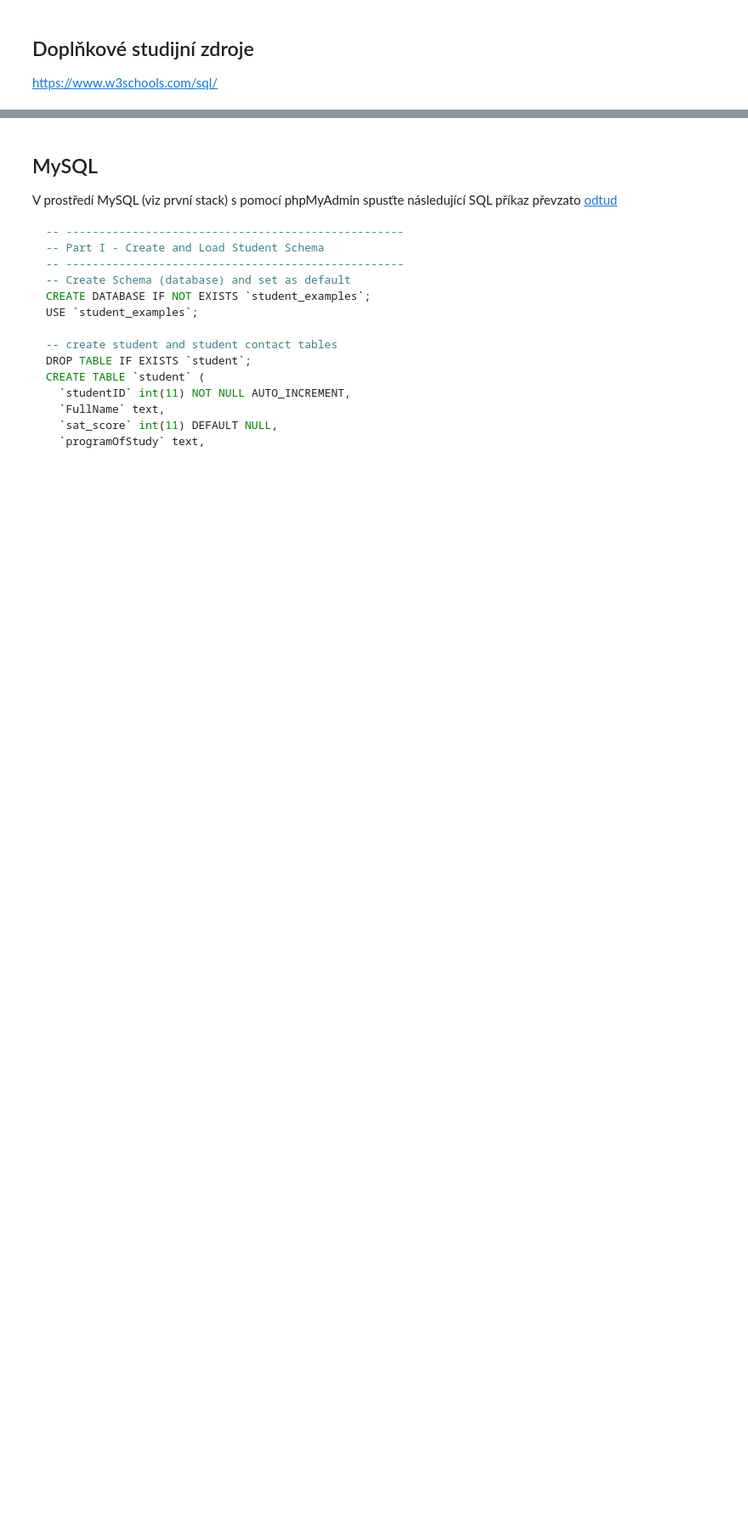
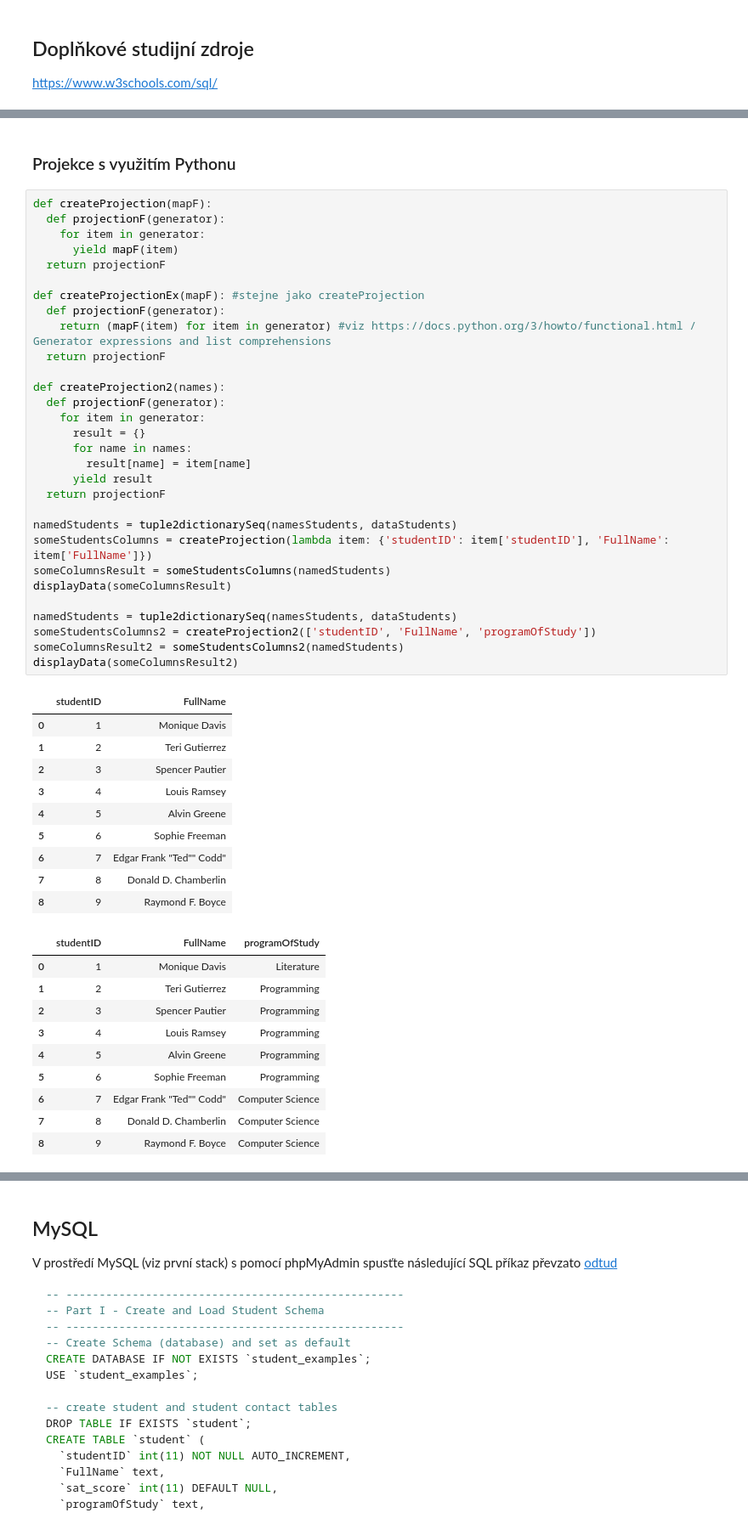
Before and after one commit to hrbolek/learning, a Jupyter notebook: itsystems/database.ipynb, the cells around one changed output, grey strips where cells are left out. Shown: that part at 85% size. Saved outputs shown, nothing was run; the diff lists cells and outputs as text; blank space fills up the shorter version.

```diff
--- a/itsystems/database.ipynb
+++ b/itsystems/database.ipynb
@@ -204,0 +236,53 @@ Operátory
+# %% [markdown]
+### Projekce s využitím Pythonu
+# %%
+def createProjection(mapF):
+  def projectionF(generator):
+    for item in generator:
+      yield mapF(item)
+  return projectionF
+
+def createProjectionEx(mapF): #stejne jako createProjection
+  def projectionF(generator):
+    return (mapF(item) for item in generator) #viz https://docs.python.org/3/howto/functional.html / Generator expressions and list comprehensions
+  return projectionF
+
+def createProjection2(names):
+  def projectionF(generator):
+    for item in generator:
+      result = {}
+      for name in names:
+        result[name] = item[name]
+      yield result
+  return projectionF
+
+namedStudents = tuple2dictionarySeq(namesStudents, dataStudents)
+someStudentsColumns = createProjection(lambda item: {'studentID': item['studentID'], 'FullName': item['FullName']})
+someColumnsResult = someStudentsColumns(namedStudents)
+displayData(someColumnsResult)
+
+namedStudents = tuple2dictionarySeq(namesStudents, dataStudents)
+someStudentsColumns2 = createProjection2(['studentID', 'FullName', 'programOfStudy'])
+someColumnsResult2 = someStudentsColumns2(namedStudents)
+displayData(someColumnsResult2)
+# %% [output]
+|  | studentID | FullName |
+| 0 | 1 | Monique Davis |
+| 1 | 2 | Teri Gutierrez |
+| 2 | 3 | Spencer Pautier |
+| 3 | 4 | Louis Ramsey |
+| 4 | 5 | Alvin Greene |
+| 5 | 6 | Sophie Freeman |
+| 6 | 7 | Edgar Frank "Ted"" Codd" |
+| 7 | 8 | Donald D. Chamberlin |
+| 8 | 9 | Raymond F. Boyce |
+|  | studentID | FullName | programOfStudy |
+| 0 | 1 | Monique Davis | Literature |
+| 1 | 2 | Teri Gutierrez | Programming |
+| 2 | 3 | Spencer Pautier | Programming |
+| 3 | 4 | Louis Ramsey | Programming |
+| 4 | 5 | Alvin Greene | Programming |
+| 5 | 6 | Sophie Freeman | Programming |
+| 6 | 7 | Edgar Frank "Ted"" Codd" | Computer Science |
+| 7 | 8 | Donald D. Chamberlin | Computer Science |
+| 8 | 9 | Raymond F. Boyce | Computer Science |
```
Also changed, not shown: parts of 8 cells of this notebook.
